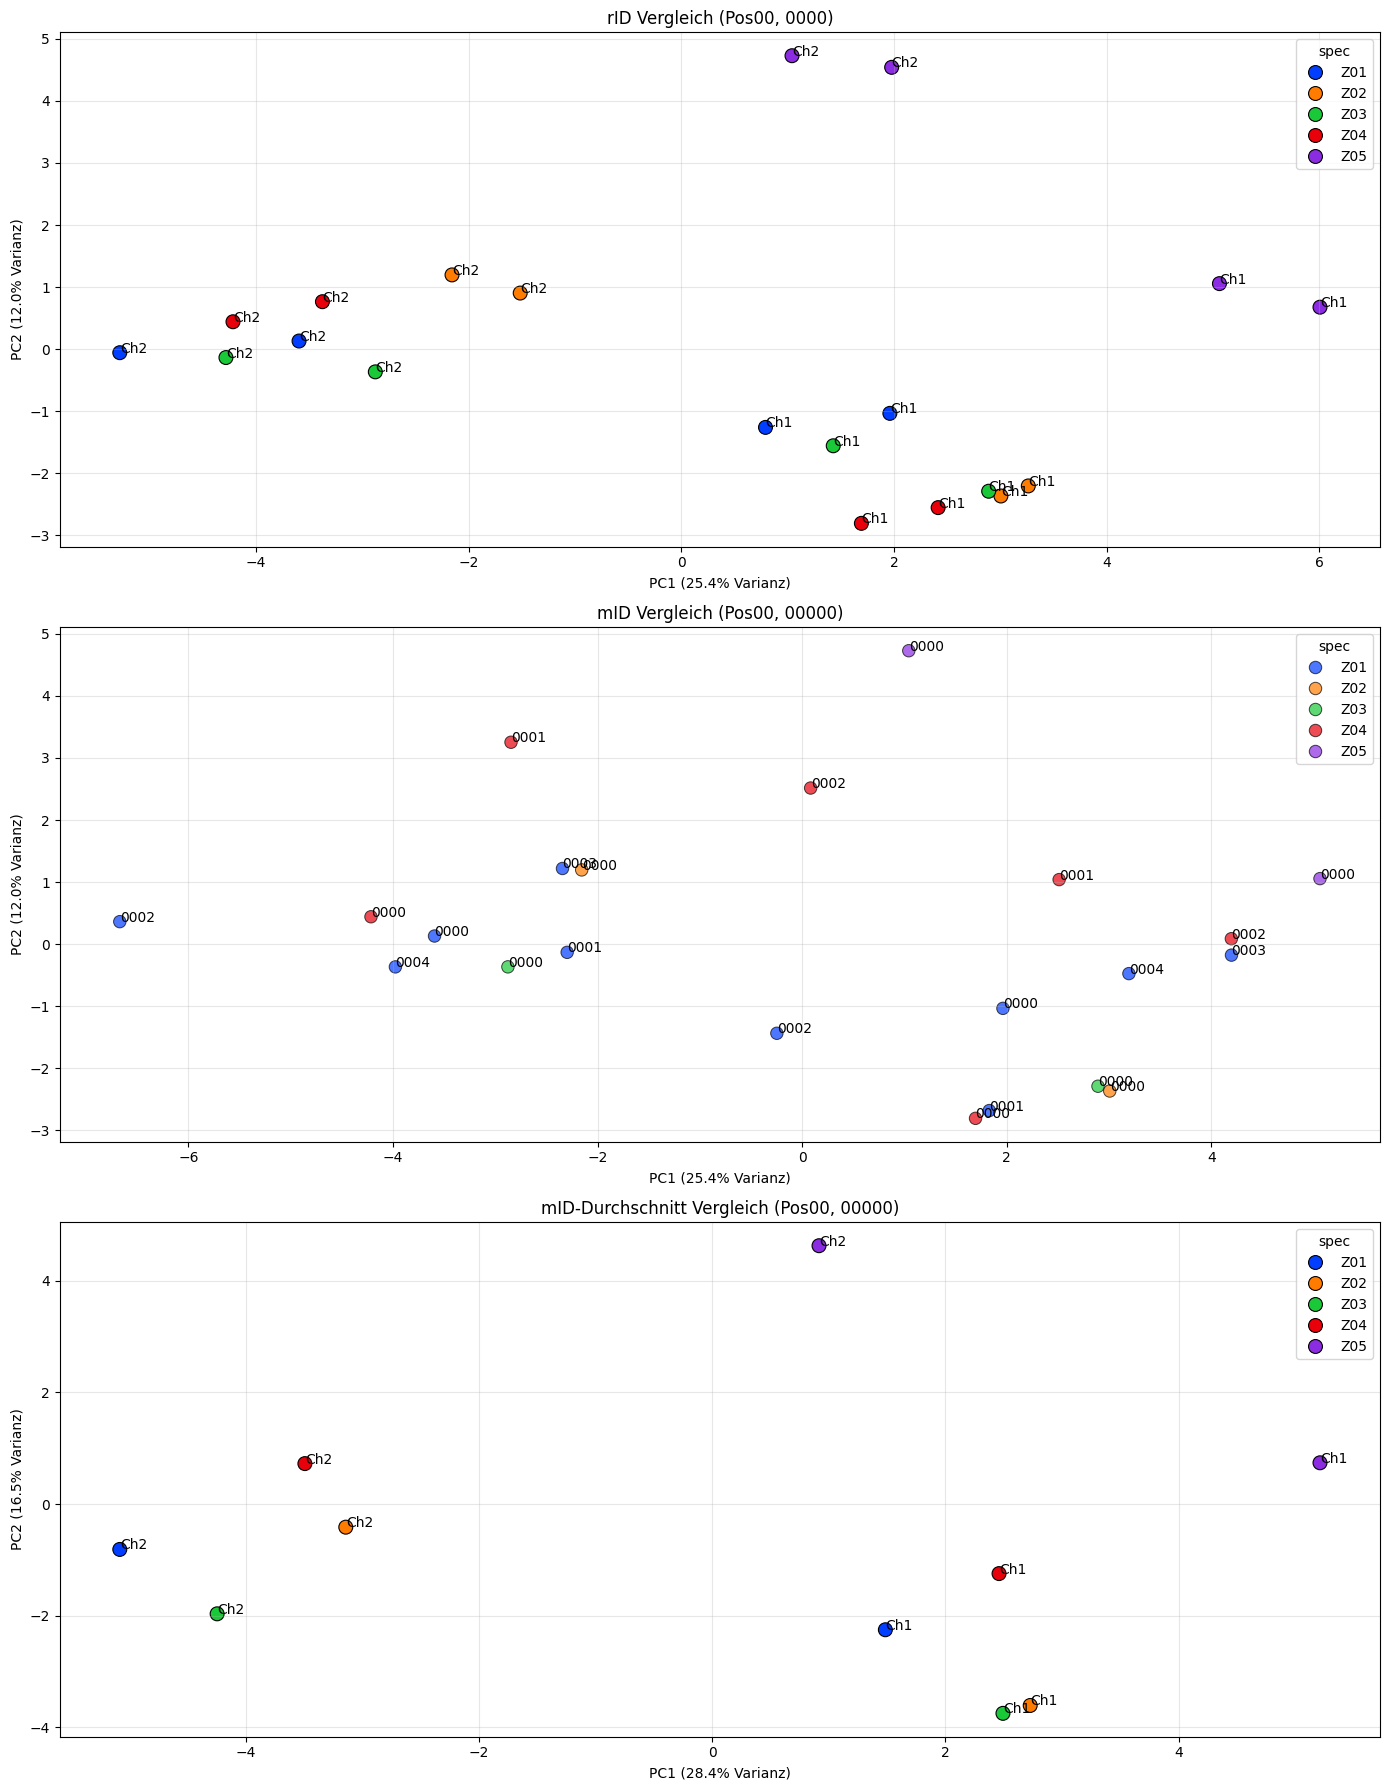
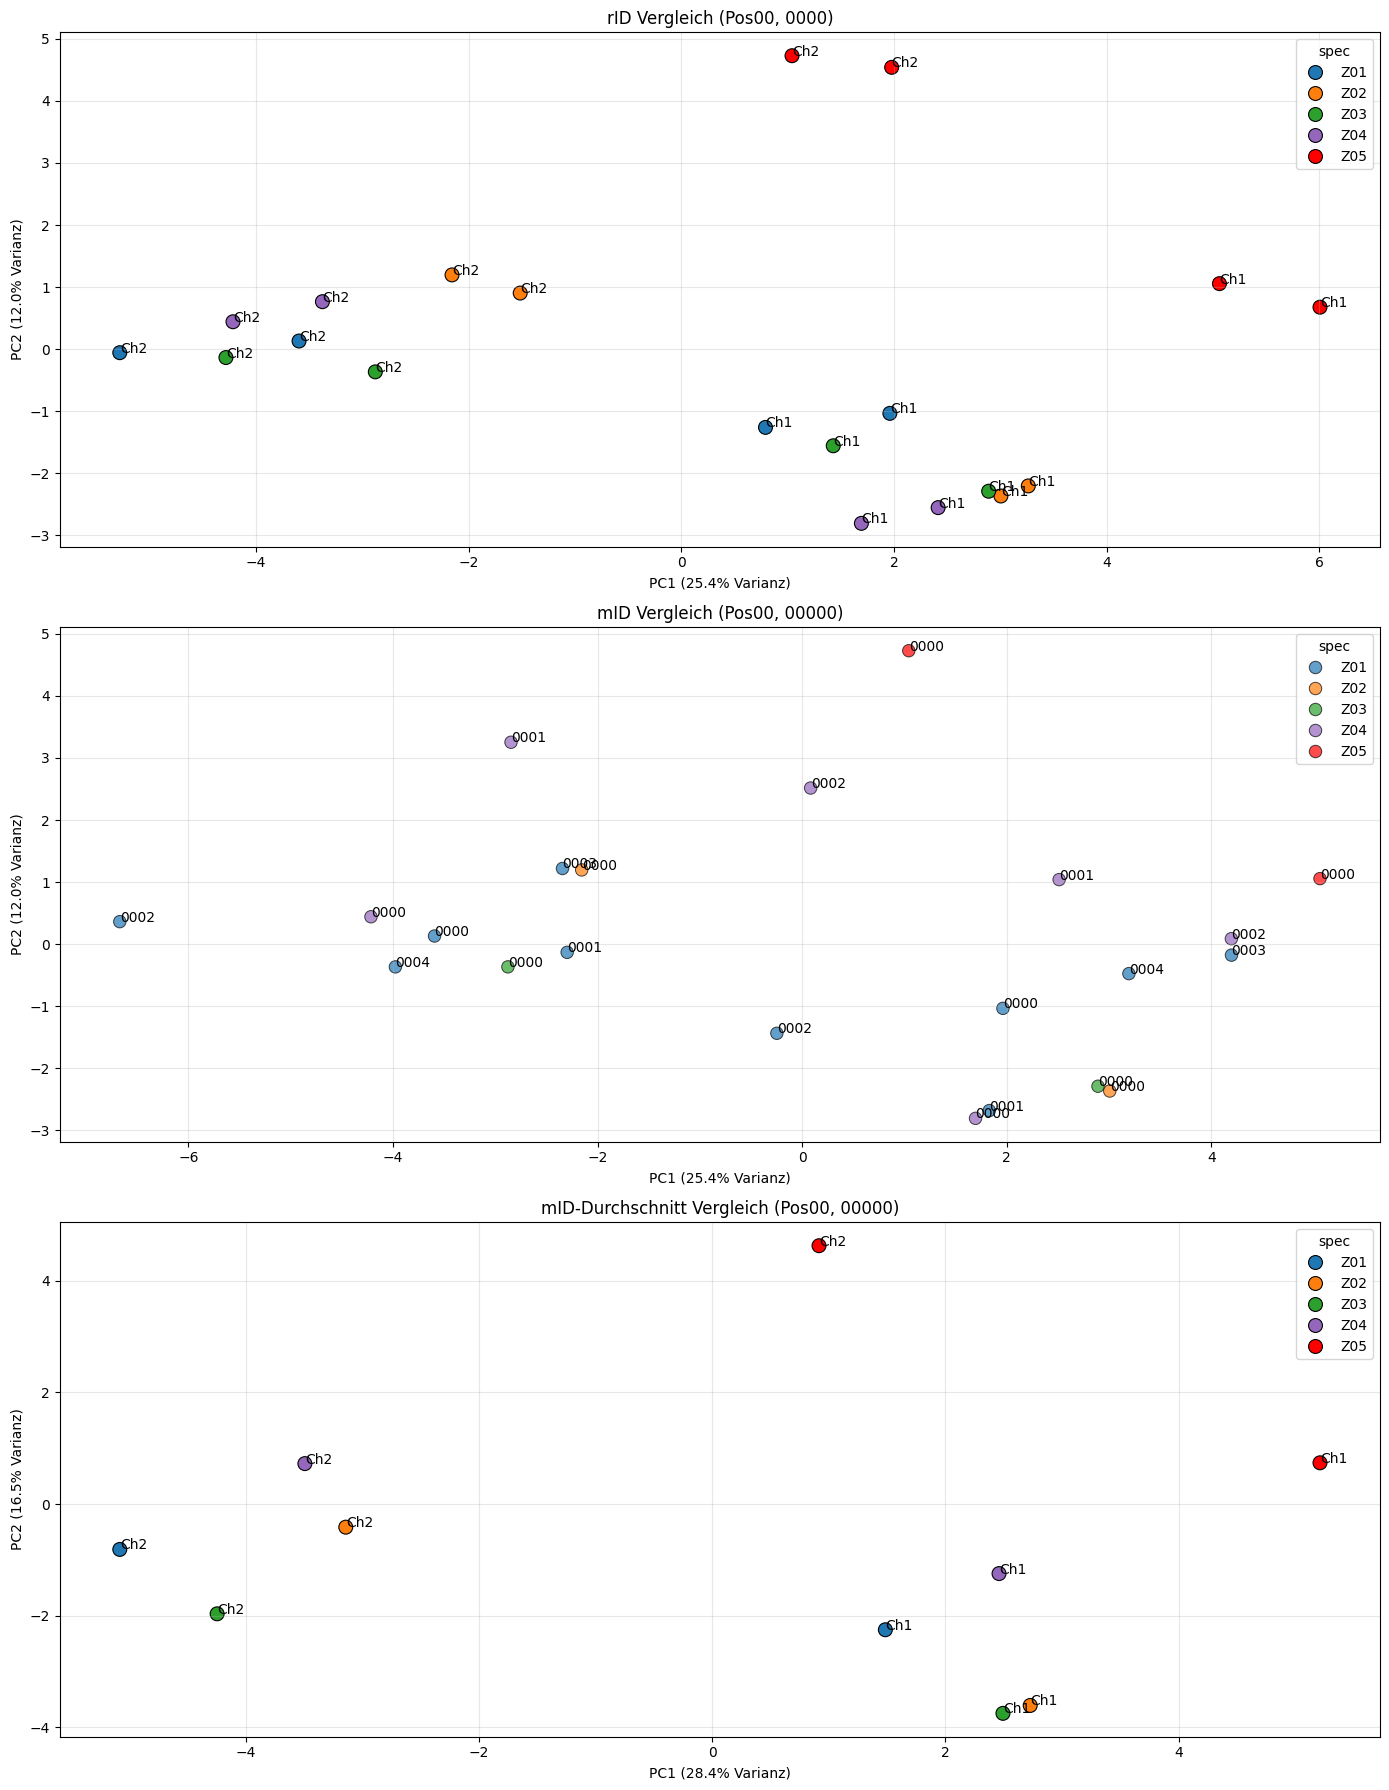
The change to this notebook cell's code, shown as a diff; its figure went from the first image to the second:
--- before
+++ after
@@ -1,4 +1,5 @@
 import seaborn as sns
 v1, v2 = pca_var_ratio[0], pca_var_ratio[1]
+spec_palette = {'Z01': 'tab:blue', 'Z02': 'tab:orange', 'Z03': 'tab:green', 'Z04': 'tab:purple', 'Z05': 'red'}
 plt.figure(figsize=(14, 18))
 
@@ -11,5 +12,5 @@
 plt.subplot(3, 1, 1)
 df_rid = df[(df['pos'] == pos) & (df['mID'] == mID)]
-sns.scatterplot(data=df_rid, x='PC1', y='PC2', hue='spec', s=100, palette='bright', edgecolors='k')
+sns.scatterplot(data=df_rid, x='PC1', y='PC2', hue='spec', s=100, palette=spec_palette, edgecolors='k')
 for i in range(df_rid.shape[0]):
     plt.text(df_rid.PC1.iloc[i], df_rid.PC2.iloc[i], str(df_rid.sID.iloc[i]), fontsize=10)
@@ -21,5 +22,5 @@
 plt.subplot(3, 1, 2)
 df_mid = df[(df['pos'] == pos) & (df['rID'] == rID)]
-sns.scatterplot(data=df_mid, x='PC1', y='PC2', hue='spec', s=80, palette='bright', alpha=0.7, edgecolors='k')
+sns.scatterplot(data=df_mid, x='PC1', y='PC2', hue='spec', s=80, palette=spec_palette, alpha=0.7, edgecolors='k')
 for i in range(df_mid.shape[0]):
     plt.text(df_mid.PC1.iloc[i], df_mid.PC2.iloc[i], str(df_mid.mID.iloc[i]), fontsize=10)
@@ -32,5 +33,5 @@
 v1_m2, v2_m2 = pca_var_ratio_method2[0], pca_var_ratio_method2[1]
 df_mid_avg = df_feat_grouped[(df_feat_grouped['pos'] == pos) & (df_feat_grouped['rID'] == rID)]
-sns.scatterplot(data=df_mid_avg, x='PC1', y='PC2', hue='spec', s=100, palette='bright', edgecolors='k')
+sns.scatterplot(data=df_mid_avg, x='PC1', y='PC2', hue='spec', s=100, palette=spec_palette, edgecolors='k')
 for i in range(df_mid_avg.shape[0]):
     plt.text(df_mid_avg.PC1.iloc[i], df_mid_avg.PC2.iloc[i], str(df_mid_avg.sID.iloc[i]), fontsize=10)

Commit: updated gear-analysis